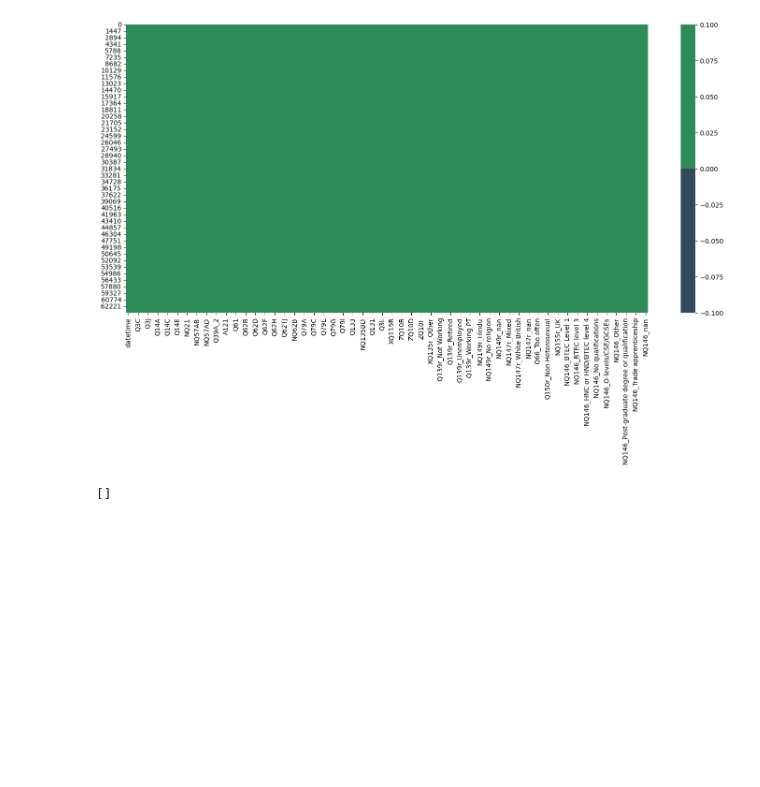
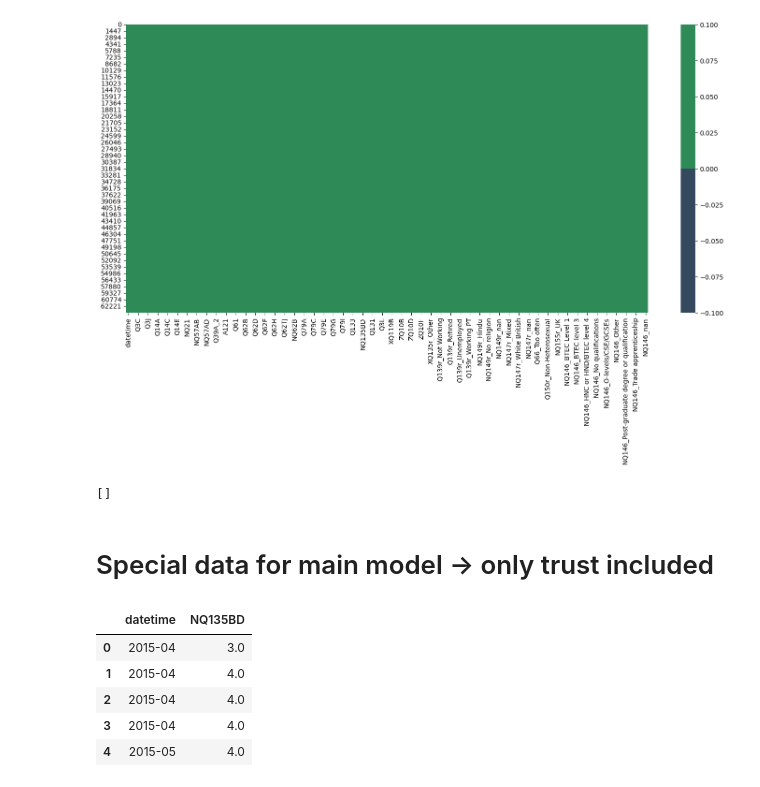
Before and after one commit to WnagZ/DBL2-Group10, a Jupyter notebook: PAS_granural.ipynb, the cells around one changed output. Drawn from its saved outputs; the diff is of its cells as text; code cells hidden in the pictures; blank space fills up the shorter version.

```diff
--- a/PAS_granural.ipynb
+++ b/PAS_granural.ipynb
@@ -1438,3 +1431,34 @@ Encoded_df.columns[Encoded_df.isnull().any()].tolist() # no nans, imean there ar
 []
 # %%
 Encoded_df.to_csv('PAS_data.csv', index=False)
+# %% [markdown]
+# Special data for main model -> only trust included
+# %%
+selectecColumns = ["datetime", "NQ135BD"]
+
+data_15_17_trust = data_15_17[selectecColumns]
+data_17_18_trust = data_17_18[selectecColumns]
+data_18_19_trust = data_18_19[selectecColumns]
+data_19_20_trust = data_19_20[selectecColumns]
+data_20_21_trust = data_20_21[selectecColumns]
+
+frames = [data_15_17_trust, data_17_18_trust, data_18_19_trust, data_19_20_trust, data_20_21_trust]
+
+trustData = pd.concat(frames)
+
+# quick conversion to numbers for trust
+
+NQ135BD = [["Strongly disagree", "Tend to disagree", "Neither agree nor disagree", "Tend to agree", "Strongly agree"]]
+
+ordinal_encoder(trustData, NQ135BD, "NQ135BD", -1)
+
+trustData['datetime'] = trustData['datetime'].dt.to_period('M')
+
+trustData.head()
+# %% [output]
+|  | datetime | NQ135BD |
+| 0 | 2015-04 | 3.0 |
+| 1 | 2015-04 | 4.0 |
+| 2 | 2015-04 | 4.0 |
+| 3 | 2015-04 | 4.0 |
+| 4 | 2015-05 | 4.0 |
```
Also changed, not shown: parts of 14 cells of this notebook, 4 other files.
